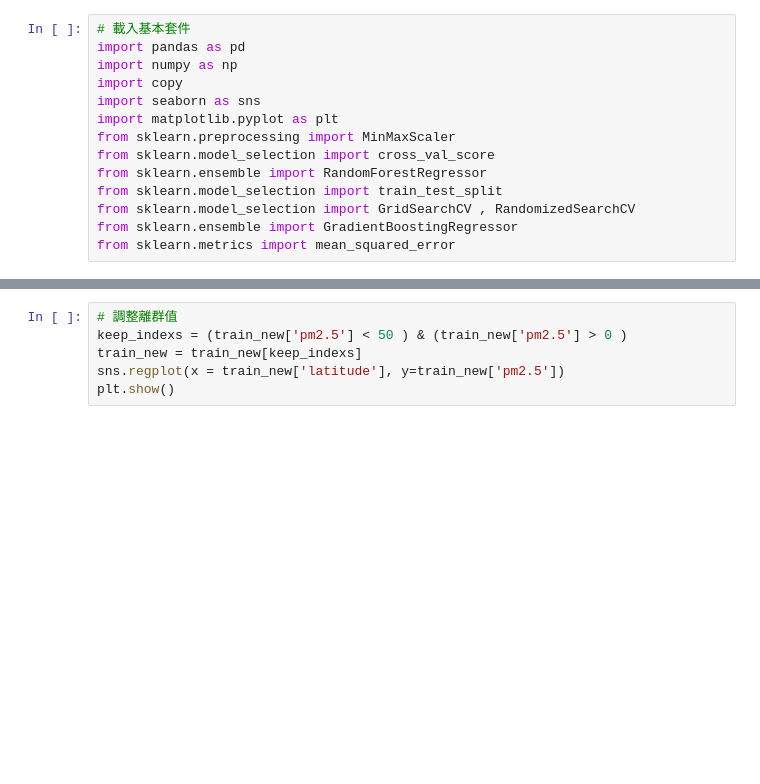
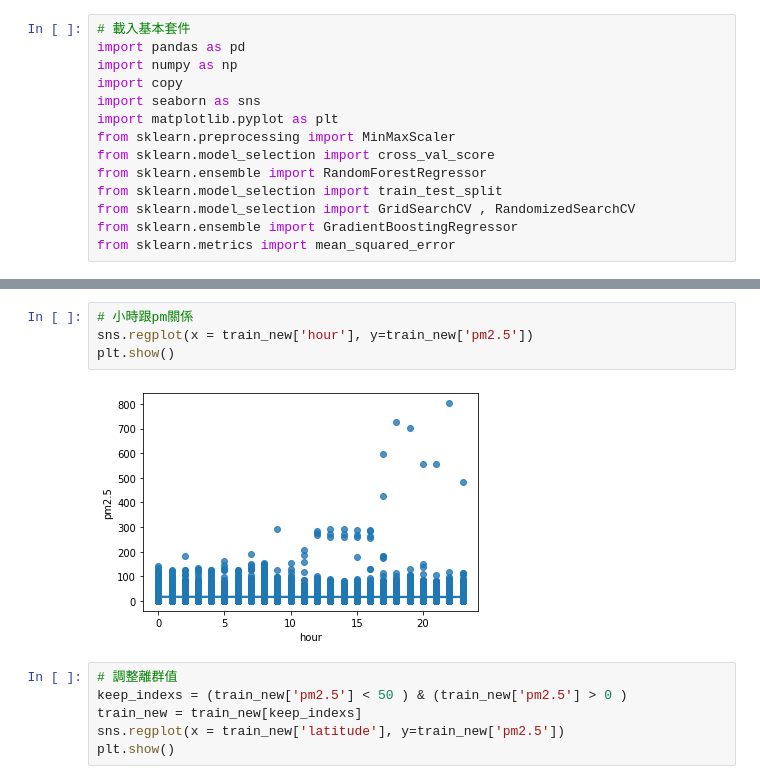
Before and after one commit to bert5566/ML, a Jupyter notebook: 學校作業/學校作業.ipynb, the cells around one changed output, grey strips where cells are left out. Saved outputs shown, nothing was run; the diff lists cells and outputs as text; blank space fills up the shorter version.

```diff
--- a/學校作業/學校作業.ipynb
+++ b/學校作業/學校作業.ipynb
@@ -82,3 +130,9 @@ plt.show()
+# %%
+# 小時跟pm關係
+sns.regplot(x = train_new['hour'], y=train_new['pm2.5'])
+plt.show()
+# %% [output]
+[figure, added]
 # %%
 # 調整離群值
 keep_indexs = (train_new['pm2.5'] < 50 ) & (train_new['pm2.5'] > 0 )
```
Also changed, not shown: parts of 13 cells of this notebook.
